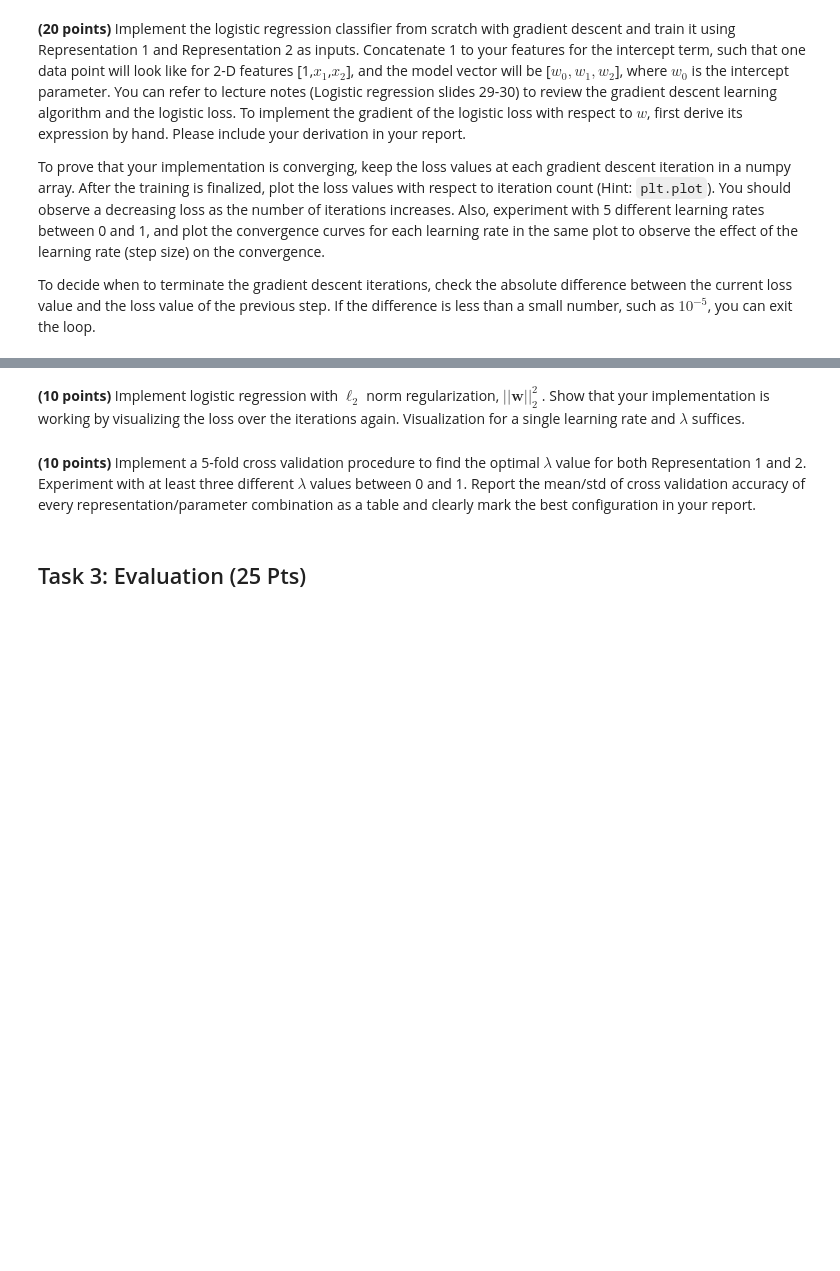
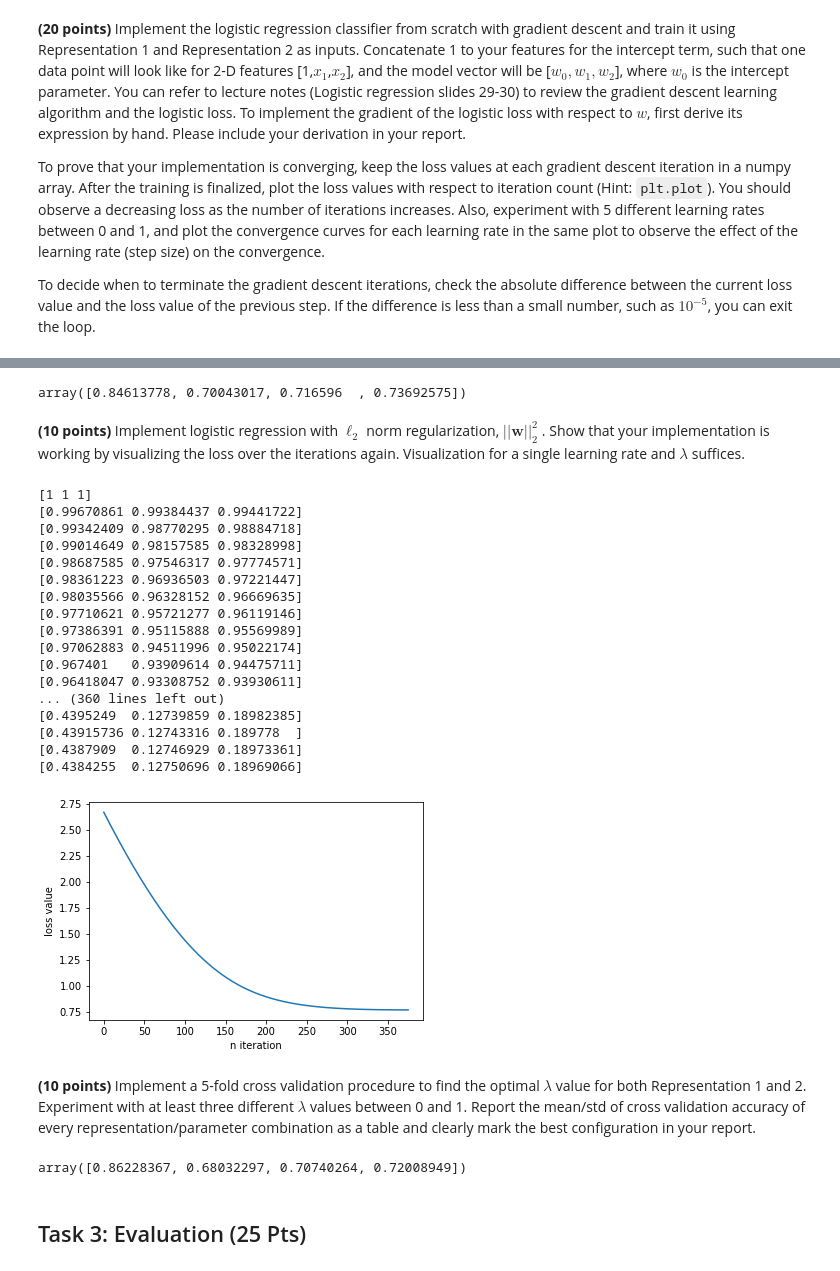
Before and after one commit to yavuzDemir21/Machine-Learning-Digit-Classifier, a Jupyter notebook: SolnTemplate_Yavuz.ipynb, the cells around one changed output, grey strips where cells are left out. Drawn from its saved outputs; the diff is of its cells as text; code cells hidden in the pictures; blank space fills up the shorter version.

```diff
--- a/SolnTemplate_Yavuz.ipynb
+++ b/SolnTemplate_Yavuz.ipynb
@@ -93,6 +93,6 @@ with respect to iteration count (Hint: `plt.plot`). You should observe a decreas
 
 To decide when to terminate the gradient descent iterations, check the absolute difference between the current loss value and the loss value of the previous step. If the difference is less than a small number, such as $10^{-5}$, you can exit the loop.
 # %%
-x = np.array([[1, 2, 3], [4, 5, 6], [2,3,1], [3,5,6]], np.int32)
-y = np.array([-1,1,1])
-weights = np.array([-2,1,-1,1])
+X = np.array([[1, 1, 1, 1], [5, 1, 2, 1], [4,1,1,2]], np.int32)
+y = np.array([[-1,1,1,1]])
+weights = np.array([1,1,1])
@@ -155,4 +158,39 @@ array([[-2],
+# %%
+sigmoid(np.dot(np.transpose(w), X))
+# %% [output]
+array([0.84613778, 0.70043017, 0.716596  , 0.73692575])
 # %% [markdown]
 **(10 points)** Implement logistic regression with $\ell_2$ norm regularization, $||\mathbf{w}||_{2}^{2}$ . Show that your implementation is working by visualizing the loss over the iterations again. Visualization for a single learning rate and $\lambda$ suffices.
+# %%
+
+w2, losses2 = gradient_descent(X, y, weights, 0.01, 0.05)
+
+plt.plot(losses2)
+plt.xlabel("n iteration")
+plt.ylabel("loss value")
+plt.show()
+# %% [output]
+[1 1 1]
+[0.99670861 0.99384437 0.99441722]
+[0.99342409 0.98770295 0.98884718]
+[0.99014649 0.98157585 0.98328998]
+[0.98687585 0.97546317 0.97774571]
+[0.98361223 0.96936503 0.97221447]
+[0.98035566 0.96328152 0.96669635]
+[0.97710621 0.95721277 0.96119146]
+[0.97386391 0.95115888 0.95569989]
+[0.97062883 0.94511996 0.95022174]
+[0.967401   0.93909614 0.94475711]
+[0.96418047 0.93308752 0.93930611]
+... (360 lines left out)
+[0.4395249  0.12739859 0.18982385]
+[0.43915736 0.12743316 0.189778  ]
+[0.4387909  0.12746929 0.18973361]
+[0.4384255  0.12750696 0.18969066]
+[figure, added]
 # %% [markdown]
 **(10 points)** Implement a 5-fold cross validation procedure to find the optimal $\lambda$ value for both Representation 1 and 2. Experiment with at least three different $\lambda$ values between 0 and 1. Report the mean/std of cross validation accuracy of every representation/parameter combination as a table and clearly mark the best configuration in your report.
+# %%
+sigmoid(np.dot(np.transpose(w2), X))
+# %% [output]
+array([0.86228367, 0.68032297, 0.70740264, 0.72008949])
```
Also changed, not shown: parts of 16 cells of this notebook.
